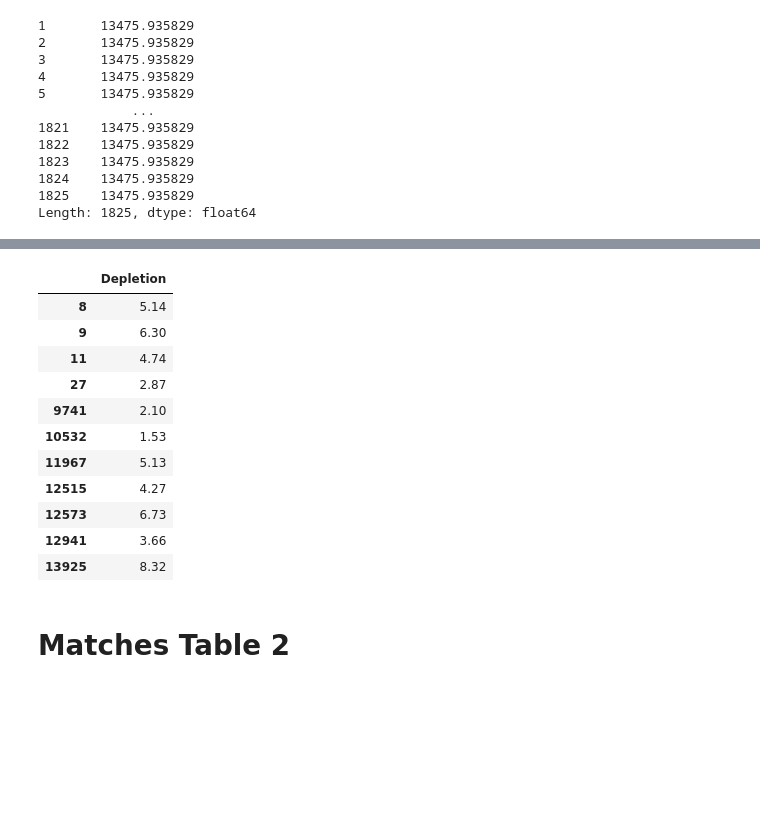
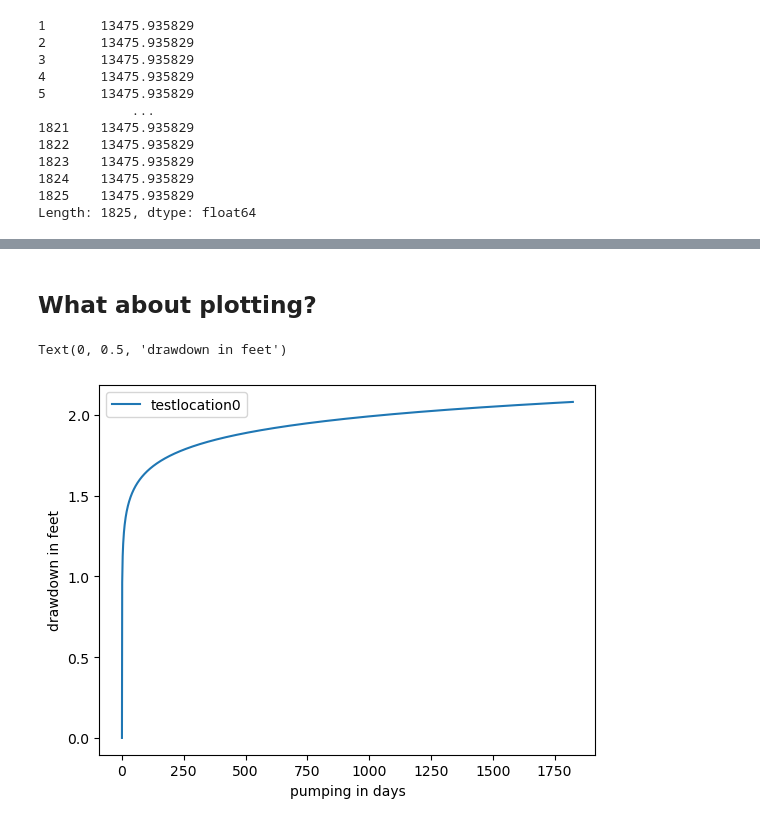
Before and after one commit to mnfienen/pycap, a Jupyter notebook: examples/WellClass_Demonstration.ipynb, the cells around one changed output, grey strips where cells are left out. Cells and saved outputs as stored; diff of their text form; code cells hidden in the pictures; blank space fills up the shorter version.

```diff
--- a/examples/WellClass_Demonstration.ipynb
+++ b/examples/WellClass_Demonstration.ipynb
@@ -138,5 +111,6 @@ test_well = pycap.Well(T=T,
                  stream_dist=distances,
                  stream_apportionment=apportion)
 # %%
-test_well.drawdown
+drawdown = pd.DataFrame(test_well.drawdown)
+drawdown.head()
 # %% [output]
@@ -196,18 +149,10 @@ five_year.rename(columns={1824: 'Depletion'}, inplace=True)
-# %%
-pd.options.display.float_format = '{:,.2f}'.format
-five_year
-# %% [output]
-|  | Depletion |
-| 8 | 5.14 |
-| 9 | 6.30 |
-| 11 | 4.74 |
-| 27 | 2.87 |
-| 9741 | 2.10 |
-| 10532 | 1.53 |
-| 11967 | 5.13 |
-| 12515 | 4.27 |
-| 12573 | 6.73 |
-| 12941 | 3.66 |
-| 13925 | 8.32 |
-# %% [markdown]
-# Matches Table 2
+# %% [markdown]
+## What about plotting?
+# %%
+fig, ax = plt.subplots()
+drawdown.plot(ax=ax)
+ax.set_xlabel('pumping in days')
+ax.set_ylabel('drawdown in feet')
+# %% [output]
+Text(0, 0.5, 'drawdown in feet')
+[figure, added]
```
Also changed, not shown: parts of 46 cells of this notebook, 31 other files.
